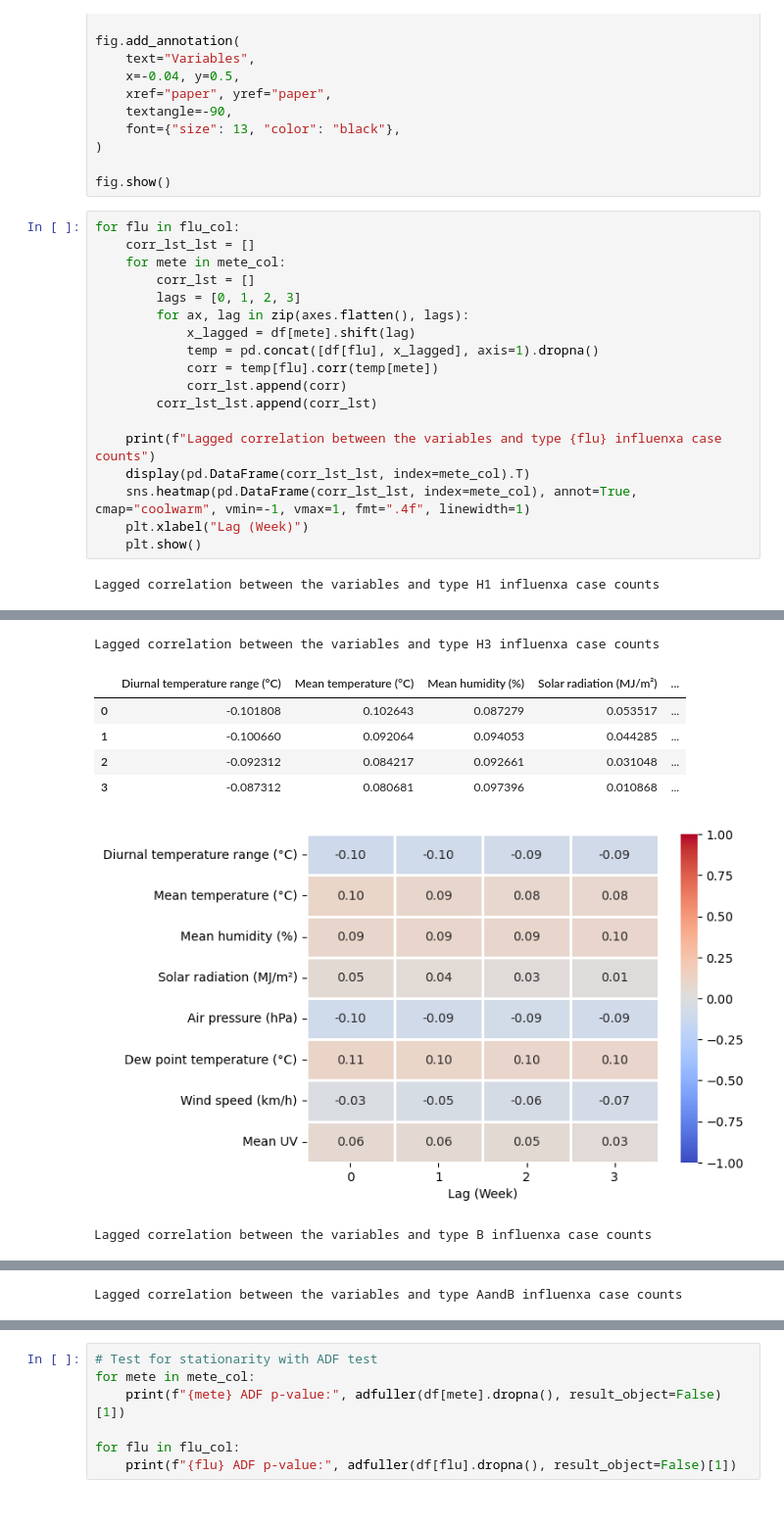
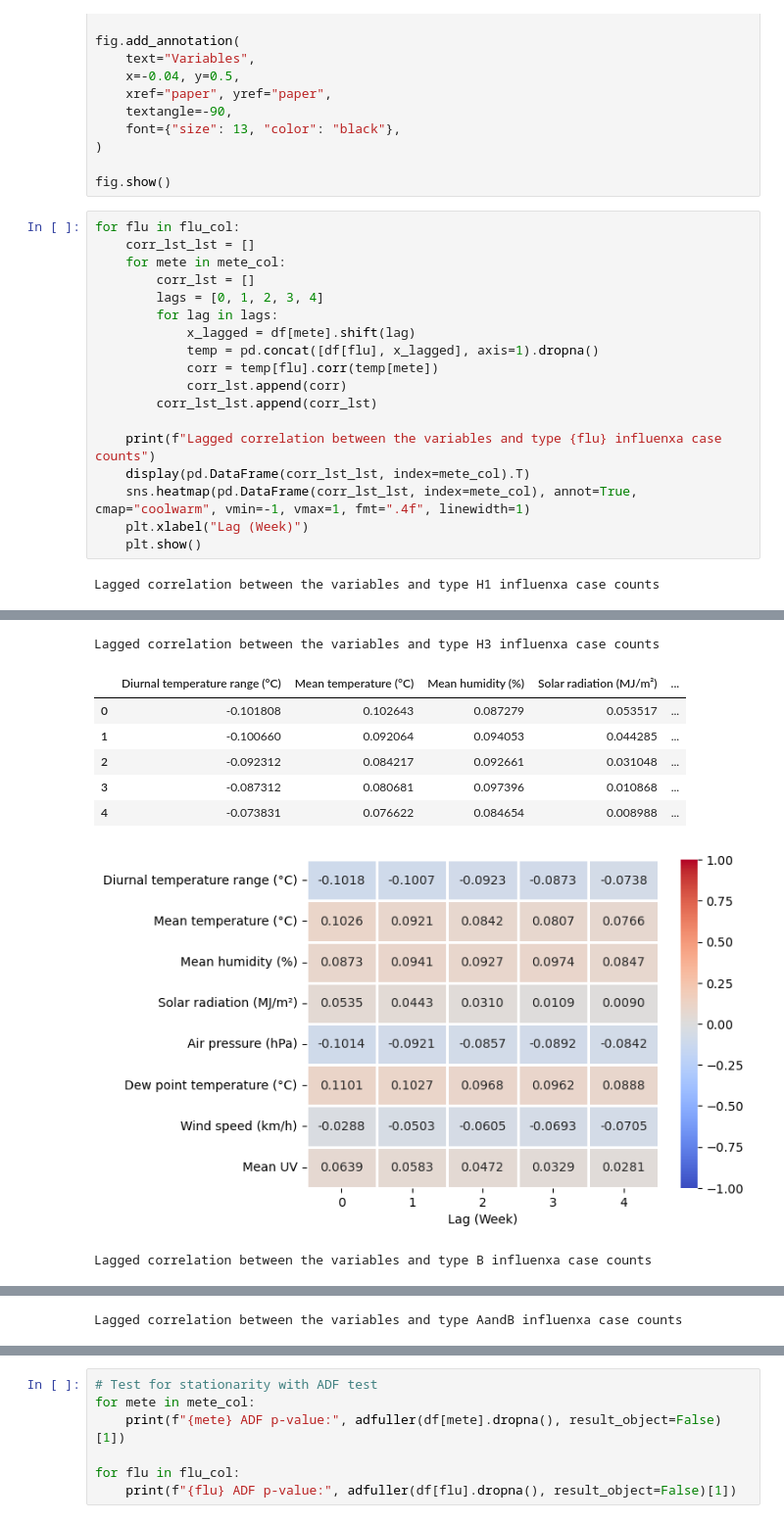
Before and after one commit to yansk1101/4096_dsproject, a Jupyter notebook: EDA.ipynb, the cells around one changed output, grey strips where cells are left out. Shown at 98% size. Drawn from its saved outputs; the diff is of its cells as text.

```diff
--- a/EDA.ipynb
+++ b/EDA.ipynb
@@ -372,8 +372,8 @@ for flu in flu_col:
     corr_lst_lst = []
     for mete in mete_col:
         corr_lst = []
-        lags = [0, 1, 2, 3]
-        for ax, lag in zip(axes.flatten(), lags):
+        lags = [0, 1, 2, 3, 4]
+        for lag in lags:
             x_lagged = df[mete].shift(lag)
             temp = pd.concat([df[flu], x_lagged], axis=1).dropna()
             corr = temp[flu].corr(temp[mete])
@@ -396,10 +397,11 @@ Lagged correlation between the variables and type H1 influenxa case counts
 Lagged correlation between the variables and type H3 influenxa case counts
 |  | Diurnal temperature range (°C) | Mean temperature (°C) | Mean humidity (%) | Solar radiation (MJ/m²) | ... |
 | 0 | -0.101808 | 0.102643 | 0.087279 | 0.053517 | ... |
 | 1 | -0.100660 | 0.092064 | 0.094053 | 0.044285 | ... |
 | 2 | -0.092312 | 0.084217 | 0.092661 | 0.031048 | ... |
 | 3 | -0.087312 | 0.080681 | 0.097396 | 0.010868 | ... |
+| 4 | -0.073831 | 0.076622 | 0.084654 | 0.008988 | ... |
-[figure, old version]
+[figure, new version]
 Lagged correlation between the variables and type B influenxa case counts
 |  | Diurnal temperature range (°C) | Mean temperature (°C) | Mean humidity (%) | Solar radiation (MJ/m²) | ... |
 | 0 | 0.131493 | -0.189798 | 0.028537 | -0.096752 | ... |
```
Also changed, not shown: parts of 1 cell of this notebook, 3 other files.
